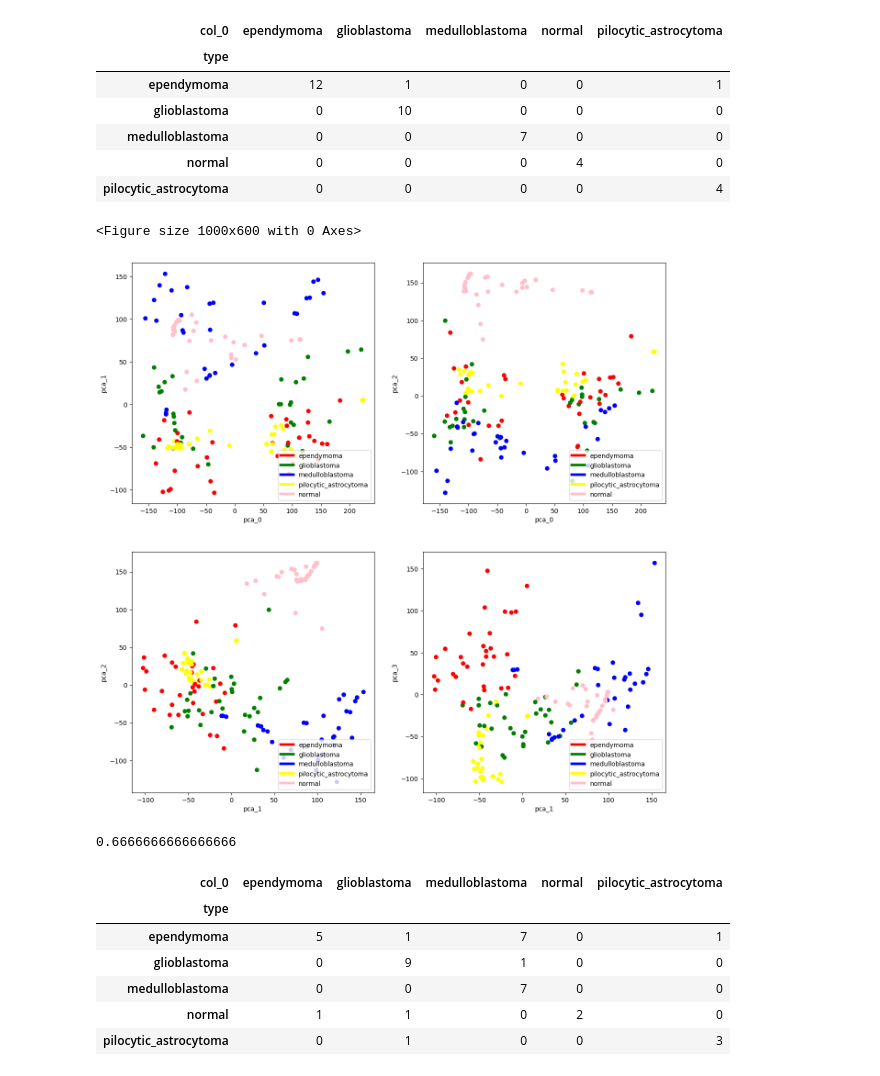
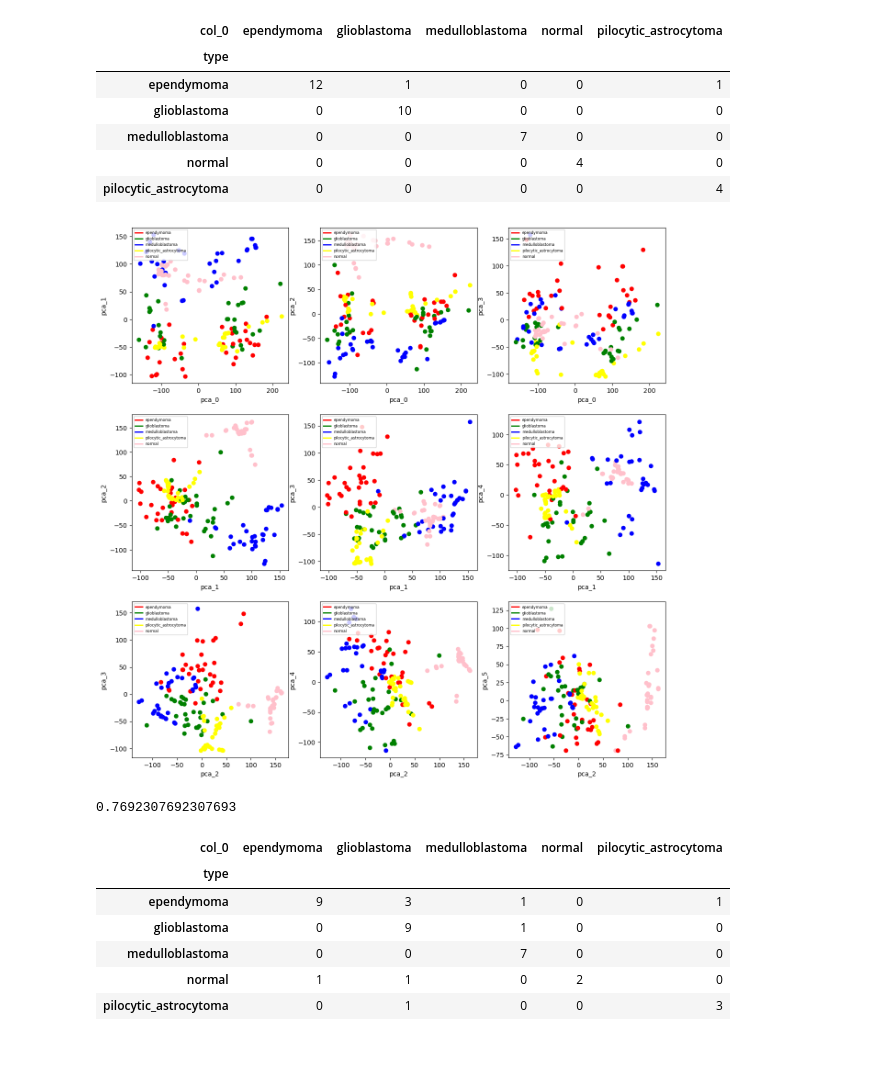
Before and after one commit to MATF-istrazivanje-podataka-1/2023_Data_Mining_Brain_cancer_Dataset, a Jupyter notebook: about_dataset.ipynb, the cells around one changed output. Saved outputs shown, nothing was run; the diff lists cells and outputs as text; code cells hidden in the pictures.

```diff
--- a/about_dataset.ipynb
+++ b/about_dataset.ipynb
@@ -159,8 +177,8 @@ pd.crosstab(y_test,y_predict)
 # %%
-model2 = KNeighborsClassifier()
+model2 = KNeighborsClassifier(weights='uniform')
 # %%
-model.fit(X_train_smote,y_train_smote)
-y_predict = model.predict(X_test_pca)
+model2.fit(X_train_smote,y_train_smote)
+y_predict = model2.predict(X_test_pca)
 print(accuracy_score(y_test,y_predict))
 pd.crosstab(y_test,y_predict)
 # %% [output]
@@ -243,13 +261,12 @@ custom_lines = [Line2D([0], [0], color='red', lw=4),
                 Line2D([0], [0], color='pink', lw=4)]
 names = ['ependymoma','glioblastoma','medulloblastoma','pilocytic_astrocytoma','normal']
 # %%
-from utils.drawing import print_classes
-import utils.helper as helper
 
-print_classes(2,2,y_train,y_train_smote,df_pca)
+#import utils.helper as helper
+
+print_classes(3,3,y_train_smote,df_pca)
 # %% [output]
-<Figure size 1000x600 with 0 Axes>
-[figure, old version]
+[figure, new version]
 # %%
 from sklearn.naive_bayes import GaussianNB
 # %%
@@ -259,13 +276,13 @@ model.fit(X_train_smote,y_train_smote)
 y_predict = model.predict(X_test_pca)
 print(accuracy_score(y_predict,y_test))
 # %% [output]
-0.6666666666666666
+0.7692307692307693
 # %%
 pd.crosstab(y_test,y_predict)
 # %% [output]
 | col_0 | ependymoma | glioblastoma | medulloblastoma | normal | pilocytic_astrocytoma |
 | type |  |  |  |  |  |
-| ependymoma | 5 | 1 | 7 | 0 | 1 |
+| ependymoma | 9 | 3 | 1 | 0 | 1 |
 | glioblastoma | 0 | 9 | 1 | 0 | 0 |
 | medulloblastoma | 0 | 0 | 7 | 0 | 0 |
 | normal | 1 | 1 | 0 | 2 | 0 |
```
Also changed, not shown: parts of 8 cells of this notebook, 3 other files.
